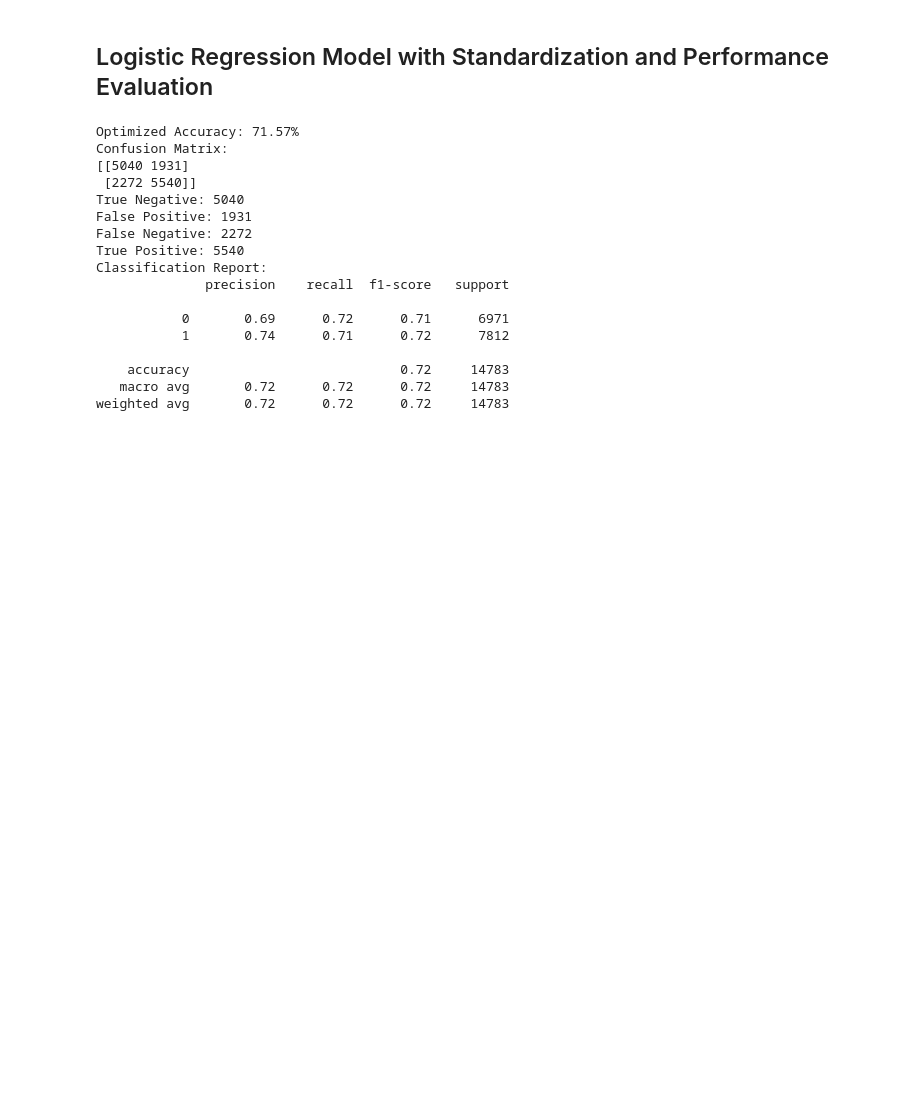
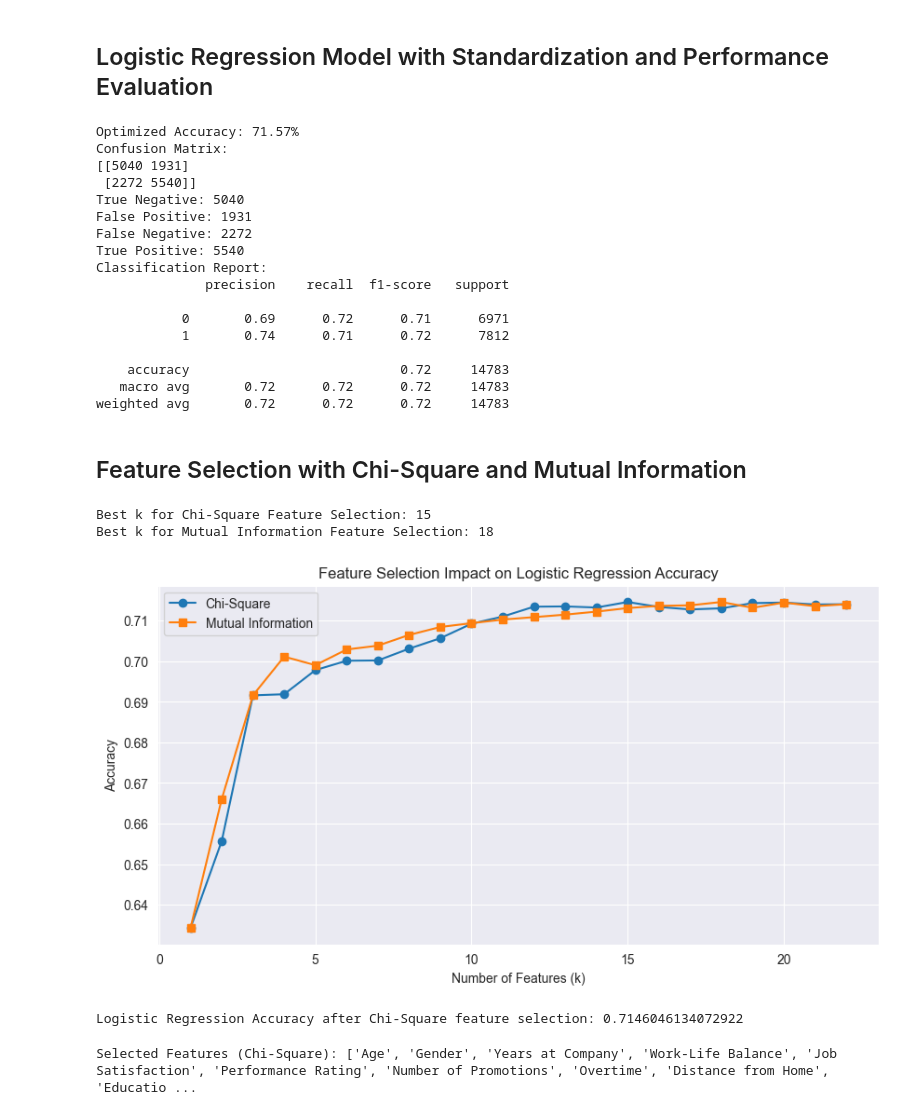
Before and after one commit to AmodMatheesha2003/employee-attrition-prediction-ml, a Jupyter notebook: Notebooks/LogisticRegression_Employee_Attrition.ipynb, the cells around one changed output. Cells and saved outputs as stored; diff of their text form; code cells hidden in the pictures; blank space fills up the shorter version.

Commit message:
Correct Feature selection for LogisticRegression

```diff
--- a/Notebooks/LogisticRegression_Employee_Attrition.ipynb
+++ b/Notebooks/LogisticRegression_Employee_Attrition.ipynb
@@ -117,13 +117,13 @@ weighted avg       0.71      0.71      0.71     14783
 from sklearn.preprocessing import StandardScaler
 
 scaler = StandardScaler()
-X_train = scaler.fit_transform(X_train)
-X_test = scaler.transform(X_test)
+X_train_s = scaler.fit_transform(X_train)
+X_test_s = scaler.transform(X_test)
 
 log_reg = LogisticRegression(class_weight='balanced', max_iter=500)
-log_reg.fit(X_train, y_train)
+log_reg.fit(X_train_s, y_train)
 
-y_pred = log_reg.predict(X_test)
+y_pred = log_reg.predict(X_test_s)
 
 accuracy = accuracy_score(y_test, y_pred)
 print(f'Optimized Accuracy: {accuracy * 100:.2f}%')
@@ -158,3 +158,5 @@ Classification Report:
     accuracy                           0.72     14783
    macro avg       0.72      0.72      0.72     14783
 weighted avg       0.72      0.72      0.72     14783
+# %% [markdown]
+<h2>Feature Selection with Chi-Square and Mutual Information</h2>
@@ -160,0 +167,64 @@ weighted avg       0.72      0.72      0.72     14783
+# %%
+k_values = list(range(1, X_train.shape[1] + 1))
+accuracy_chi2 = []
+accuracy_mi = []
+
+for k in k_values:
+    selector_chi2 = SelectKBest(score_func=chi2, k=k)
+    X_train_selected_chi2 = selector_chi2.fit_transform(X_train, y_train)
+    X_test_selected_chi2 = selector_chi2.transform(X_test)
+
+    logreg = LogisticRegression()
+    logreg.fit(X_train_selected_chi2, y_train)
+
+    y_pred_chi2 = logreg.predict(X_test_selected_chi2)
+    accuracy_chi2.append(accuracy_score(y_test, y_pred_chi2))
+
+    selector_mi = SelectKBest(score_func=mutual_info_classif, k=k)
+    X_train_selected_mi = selector_mi.fit_transform(X_train, y_train)
+    X_test_selected_mi = selector_mi.transform(X_test)
+
+    logreg.fit(X_train_selected_mi, y_train)
+
+    y_pred_mi = logreg.predict(X_test_selected_mi)
+    accuracy_mi.append(accuracy_score(y_test, y_pred_mi))
+
+best_k_chi2 = k_values[np.argmax(accuracy_chi2)]
+best_k_mi = k_values[np.argmax(accuracy_mi)]
+
+print("Best k for Chi-Square Feature Selection:", best_k_chi2)
+print("Best k for Mutual Information Feature Selection:", best_k_mi)
+
+plt.figure(figsize=(10, 5))
+plt.plot(k_values, accuracy_chi2, marker='o', label="Chi-Square")
+plt.plot(k_values, accuracy_mi, marker='s', label="Mutual Information")
+plt.xlabel("Number of Features (k)")
+plt.ylabel("Accuracy")
+plt.title("Feature Selection Impact on Logistic Regression Accuracy")
+plt.legend()
+plt.show()
+# %% [output]
+Best k for Chi-Square Feature Selection: 15
+Best k for Mutual Information Feature Selection: 18
+[figure, added]
+# %%
+k = best_k_chi2
+selector_chi2 = SelectKBest(score_func=chi2, k=k)
+x_train_selected_chi2 = selector_chi2.fit_transform(X_train, y_train)
+x_test_selected_chi2 = selector_chi2.transform(X_test)
+
+logreg = LogisticRegression()
+logreg.fit(x_train_selected_chi2, y_train)
+
+y_pred_chi2 = logreg.predict(x_test_selected_chi2)
+accuracy_chi2 = accuracy_score(y_test, y_pred_chi2)
+print("Logistic Regression Accuracy after Chi-Square feature selection:", accuracy_chi2)
+# %% [output]
+Logistic Regression Accuracy after Chi-Square feature selection: 0.7146046134072922
+# %%
+selected_features_chi2 = selector_chi2.get_support(indices=True)
+selected_feature_names_chi2 = X_train.columns[selected_features_chi2]
+
+print("Selected Features (Chi-Square):", list(selected_feature_names_chi2))
+# %% [output]
+Selected Features (Chi-Square): ['Age', 'Gender', 'Years at Company', 'Work-Life Balance', 'Job Satisfaction', 'Performance Rating', 'Number of Promotions', 'Overtime', 'Distance from Home', 'Educatio ...
```
Also changed, not shown: parts of 3 cells of this notebook.
